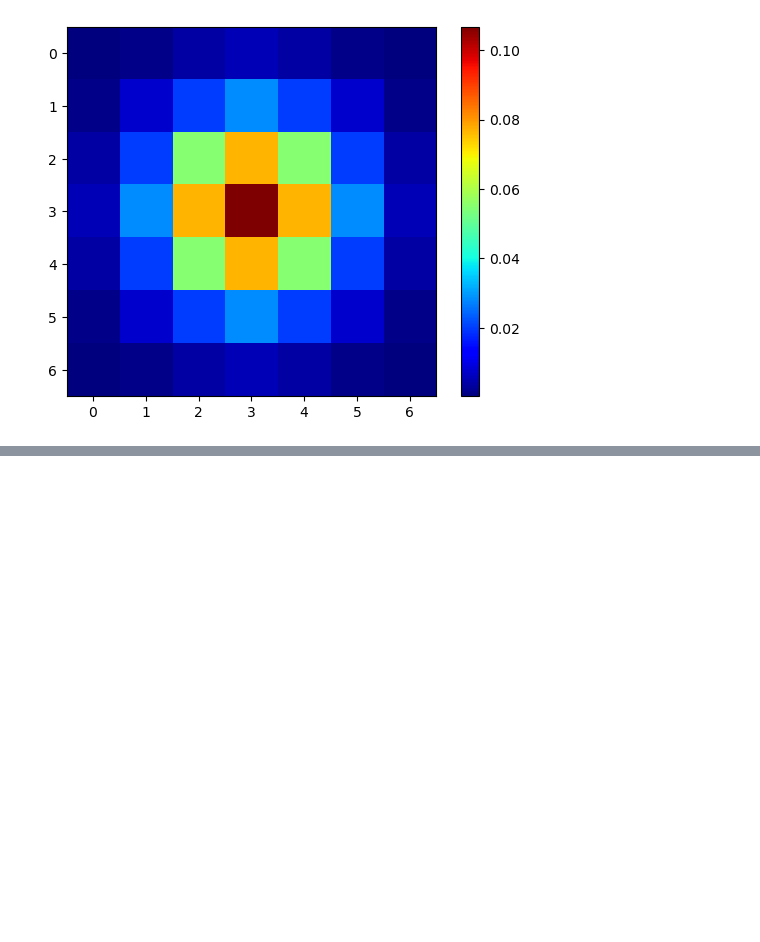
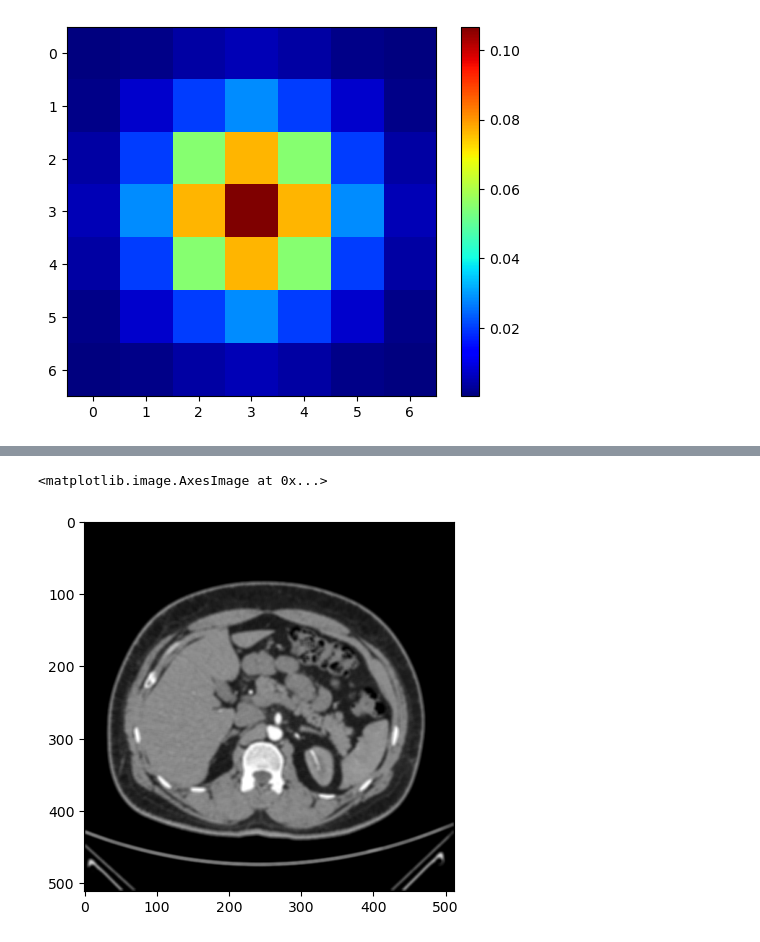
Before and after one commit to Shaon007/Image_PreProcessing, a Jupyter notebook: 23November.ipynb, the cells around one changed output, grey strips where cells are left out. Cells and saved outputs as stored; diff of their text form; code cells hidden in the pictures; blank space fills up the shorter version.

```diff
--- a/23November.ipynb
+++ b/23November.ipynb
@@ -162,0 +186,6 @@ gaussian_kernel = np.array([[1/16, 1/8, 1/16],   #3x3 kernel
+# %%
+conv_using_scipy2 = convolve(img, kernel, mode='constant', cval=0.0)
+plt.imshow(conv_using_scipy2,cmap = 'gray')
+# %% [output]
+<matplotlib.image.AxesImage at 0x...>
+[figure, added]
```
Also changed, not shown: parts of 16 cells of this notebook, 12 other files.
